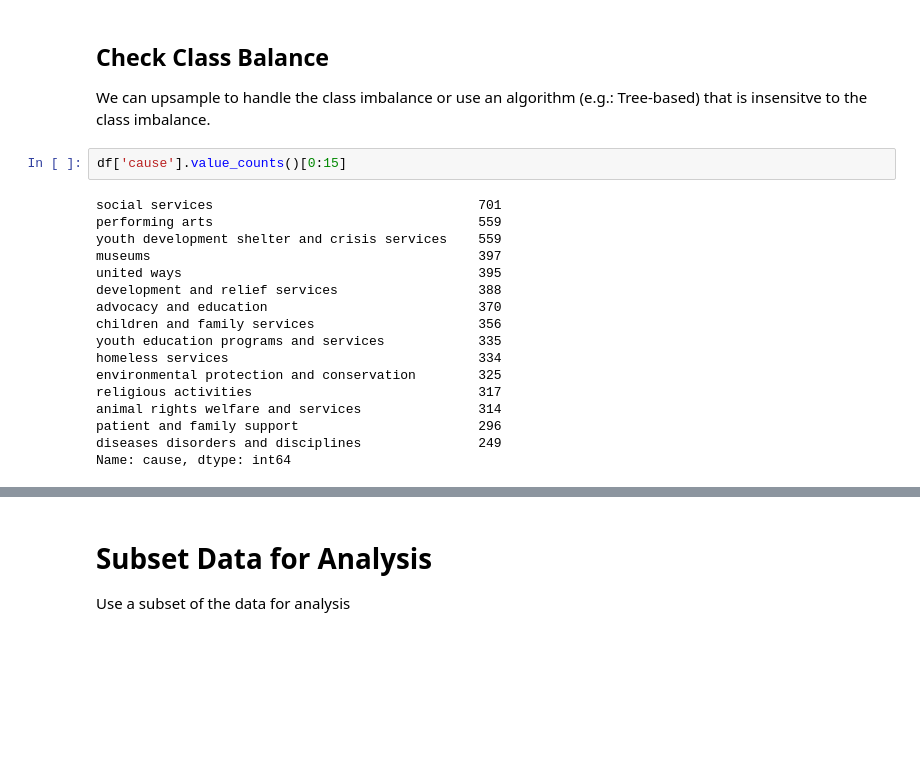
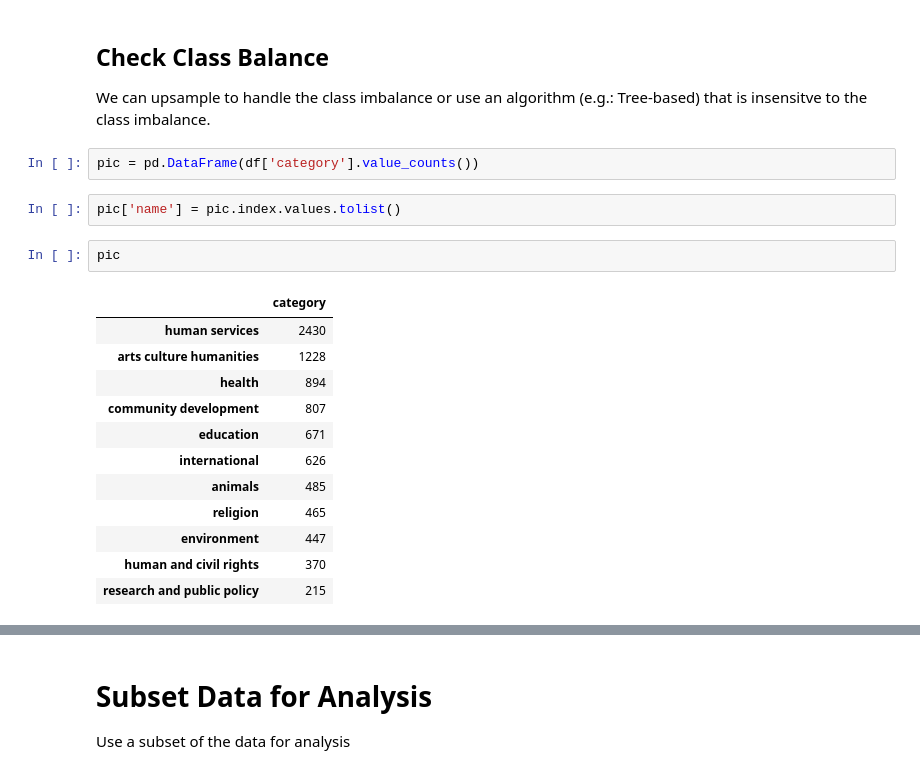
Before and after one commit to chalendony/charity-filter-evaluation, a Jupyter notebook: Charity Evalution.ipynb, the cells around one changed output, grey strips where cells are left out. Cells and saved outputs as stored; diff of their text form; blank space fills up the shorter version.

```diff
--- a/LATESTEST_Charity Evaluation.ipynb
+++ b/Charity Evalution.ipynb
@@ -114,22 +107,22 @@ memory usage: 337.4+ KB
 ## Check Class Balance
 
 We can upsample to handle the class imbalance or use an algorithm (e.g.: Tree-based) that is insensitve to the class imbalance.
-# %%
-df['cause'].value_counts()[0:15]
-# %% [output]
-social services                                  701
-performing arts                                  559
-youth development shelter and crisis services    559
-museums                                          397
-united ways                                      395
-development and relief services                  388
-advocacy and education                           370
-children and family services                     356
-youth education programs and services            335
-homeless services                                334
-environmental protection and conservation        325
-religious activities                             317
-animal rights welfare and services               314
-patient and family support                       296
-diseases disorders and disciplines               249
-Name: cause, dtype: int64
+# %%
+pic = pd.DataFrame(df['category'].value_counts())
+# %%
+pic['name'] = pic.index.values.tolist()
+# %%
+pic
+# %% [output]
+|  | category |
+| human services | 2430 |
+| arts culture humanities | 1228 |
+| health | 894 |
+| community development | 807 |
+| education | 671 |
+| international | 626 |
+| animals | 485 |
+| religion | 465 |
+| environment | 447 |
+| human and civil rights | 370 |
+| research and public policy | 215 |
```
Also changed, not shown: parts of 21 cells of this notebook, 8 other files.
